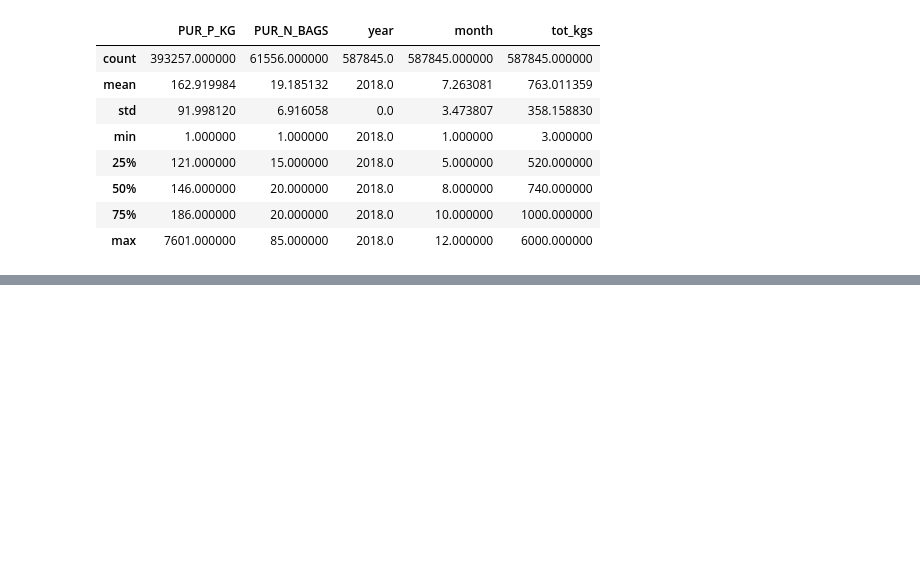
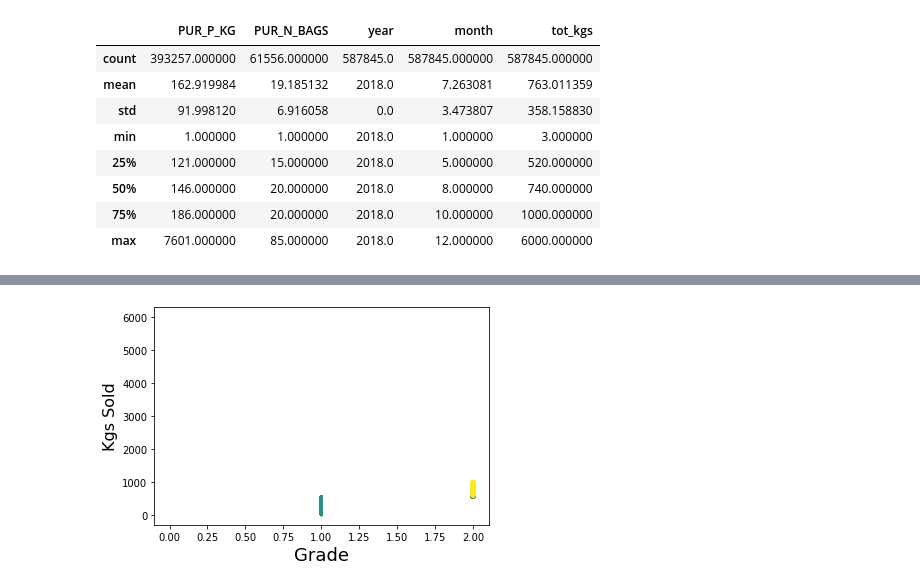
Before and after one commit to puranjanp/Coursera_Capstone, a Jupyter notebook: anslysis.ipynb, the cells around one changed output, grey strips where cells are left out. Cells and saved outputs as stored; diff of their text form; code cells hidden in the pictures; blank space fills up the shorter version.

```diff
--- a/anslysis.ipynb
+++ b/anslysis.ipynb
@@ -186,0 +292,8 @@ df_cat_2018.describe()
+# %%
+df_cat_2018 = pd.merge(left=df_cat_2018,right=df_grade_2018, left_on='GRD_CD', right_on='GRD_CD')
+df_cat_2017 = pd.merge(left=df_cat_2017,right=df_grade_2017, left_on='GRD_CD', right_on='GRD_CD')
+df_cat_2016 = pd.merge(left=df_cat_2016,right=df_grade_2016, left_on='GRD_CD', right_on='GRD_CD')
+# %%
+df_cat_2018.drop(['year_x'], axis=1, inplace = True)
+df_cat_2017.drop(['year_x'], axis=1, inplace = True)
+df_cat_2016.drop(['year_x'], axis=1, inplace = True)
@@ -186,0 +310,5 @@ df_cat_2018.describe()
+# %%
+from sklearn.preprocessing import StandardScaler
+X = df_cat_2018.values[:,3:]
+Clus_dataSet = StandardScaler().fit_transform(X)
+Clus_dataSet
@@ -186,0 +323,6 @@ df_cat_2018.describe()
+# %%
+clusterNum = 3
+k_means = KMeans(init = "k-means++", n_clusters = clusterNum, n_init = 12)
+k_means.fit(X)
+labels = k_means.labels_
+print(labels)
@@ -186,0 +360,9 @@ df_cat_2018.describe()
+# %%
+area = np.pi * ( X[:, 1])**2
+plt.scatter(X[:, 1], X[:, 0], s=area, c=labels.astype(np.float), alpha=0.5)
+plt.xlabel('Grade', fontsize=18)
+plt.ylabel('Kgs Sold', fontsize=16)
+
+plt.show()
+# %% [output]
+[figure, added]
```
Also changed, not shown: parts of 25 cells of this notebook, 6 other files.
